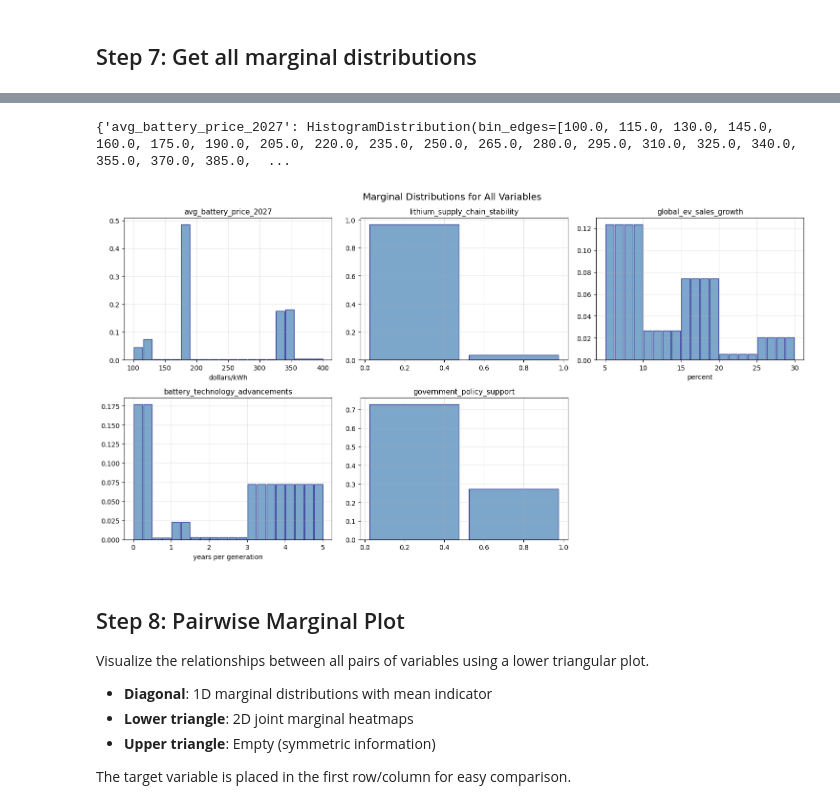
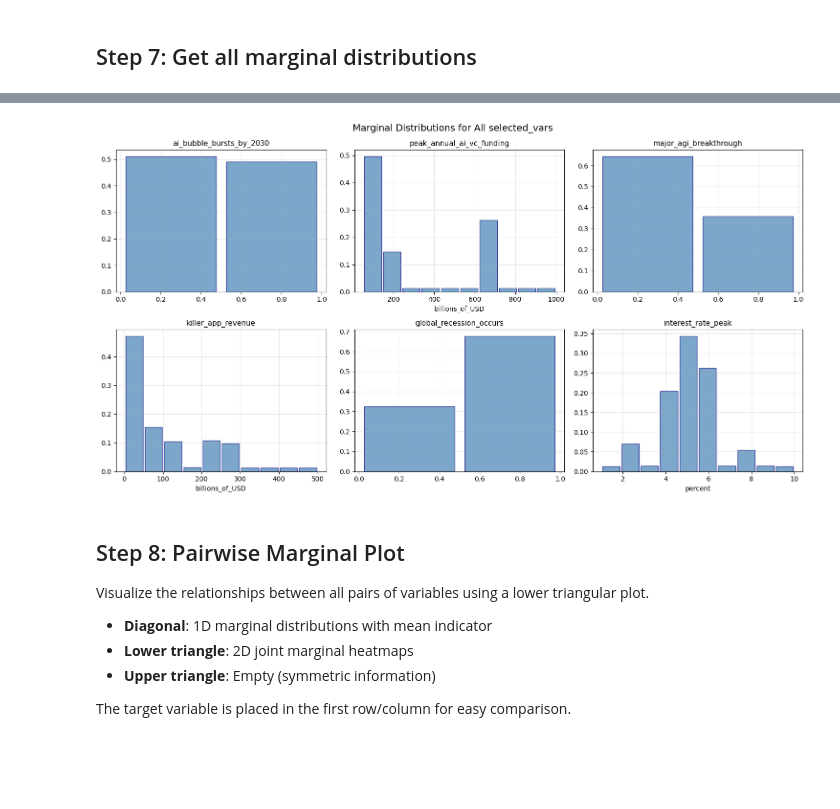
Before and after one commit to amdson/calibrated_response, a Jupyter notebook: examples/maxent_pipeline.ipynb, the cells around one changed output, grey strips where cells are left out. Cells and saved outputs as stored; diff of their text form; code cells hidden in the pictures; blank space fills up the shorter version.

```diff
--- a/examples/maxent_pipeline.ipynb
+++ b/examples/maxent_pipeline.ipynb
@@ -67,0 +76,6 @@ Generated 5 variables:
+# %%
+var_ind = [0, 1, 3, 7, 8, 9]
+selected_vars = [variables[i] for i in var_ind]
+print("\nSelected variables for estimation:")
+for v in selected_vars:
+    print(f"  - {v.name} ({v.type.value}): {v.description}")
@@ -71,7 +93,7 @@ Generated 5 variables:
 # Generate estimates in natural language format
 estimates = est_gen.generate(
     question=question,
-    variables=variables,
+    variables=selected_vars,
     num_estimates=30,
 )
 
@@ -104,15 +126,16 @@ from calibrated_response.maxent.multivariate_solver import JAXSolverConfig
 
 # Configure the solver
 config = JAXSolverConfig(
-    max_bins=20,      # Number of bins for discretization
+    max_bins=10,      # Number of bins for discretization
     maxiter=500,    # Maximum optimization iterations
     tolerance=1e-6,         # Convergence tolerance
-    constraint_weight=0.1,
+    constraint_weight=1.0e2,
+    regularization_type='kl_gaussian',  # Regularization to prevent overfitting
 )
 
 # Build the distribution
 builder = DistributionBuilder(
-    variables=variables,
+    variables=selected_vars,
     estimates=estimates,
     solver_config=config,
 )
@@ -123,9 +146,5 @@ Built constraints from 25 estimates
 # %%
-# Get the marginal distribution for the first continuous variable
-# (typically the target variable)
-from calibrated_response.models.variable import ContinuousVariable
-
-target_var = next((v for v in variables if isinstance(v, ContinuousVariable)), variables[0])
+target_var = variables[0]
 print(f"Target variable: {target_var.name}")
 
 distribution, info = builder.build(target_variable=target_var.name)
@@ -216,42 +236,38 @@ Computed marginals for 5 variables:
-# %%
-print(all_marginals)
-# %% [output]
-{'avg_battery_price_2027': HistogramDistribution(bin_edges=[100.0, 115.0, 130.0, 145.0, 160.0, 175.0, 190.0, 205.0, 220.0, 235.0, 250.0, 265.0, 280.0, 295.0, 310.0, 325.0, 340.0, 355.0, 370.0, 385.0,  ...
 # %%
 # Plot all marginals in a grid
-n_vars = len(variables)
+n_vars = len(selected_vars)
 n_cols = min(3, n_vars)
 n_rows = (n_vars + n_cols - 1) // n_cols
 
 fig, axes = plt.subplots(n_rows, n_cols, figsize=(5*n_cols, 4*n_rows))
 if n_vars == 1:
     axes = [axes]
 else:
     axes = axes.flatten()
 
-for idx, var in enumerate(variables):
+for idx, var in enumerate(selected_vars):
     ax = axes[idx]
     dist = all_marginals[var.name]
 
     bin_edges = np.array(dist.bin_edges)
     bin_centers = (bin_edges[:-1] + bin_edges[1:]) / 2
     bin_widths = bin_edges[1:] - bin_edges[:-1]
     probs = np.array(dist.bin_probabilities)
 
     ax.bar(bin_centers, probs, width=bin_widths * 0.9, alpha=0.7, color='steelblue', edgecolor='navy')
     ax.set_title(var.name, fontsize=11)
     ax.set_xlabel(getattr(var, 'unit', '') or '', fontsize=10)
     ax.grid(True, alpha=0.3)
 
 # Hide unused subplots
 for idx in range(n_vars, len(axes)):
     axes[idx].set_visible(False)
 
-plt.suptitle('Marginal Distributions for All Variables', fontsize=14)
+plt.suptitle('Marginal Distributions for All selected_vars', fontsize=14)
 plt.tight_layout()
 plt.show()
 # %% [output]
-[figure, old version]
+[figure, new version]
 # %% [markdown]
 ## Step 8: Pairwise Marginal Plot
 
```
Also changed, not shown: parts of 11 cells of this notebook, 6 other files.
